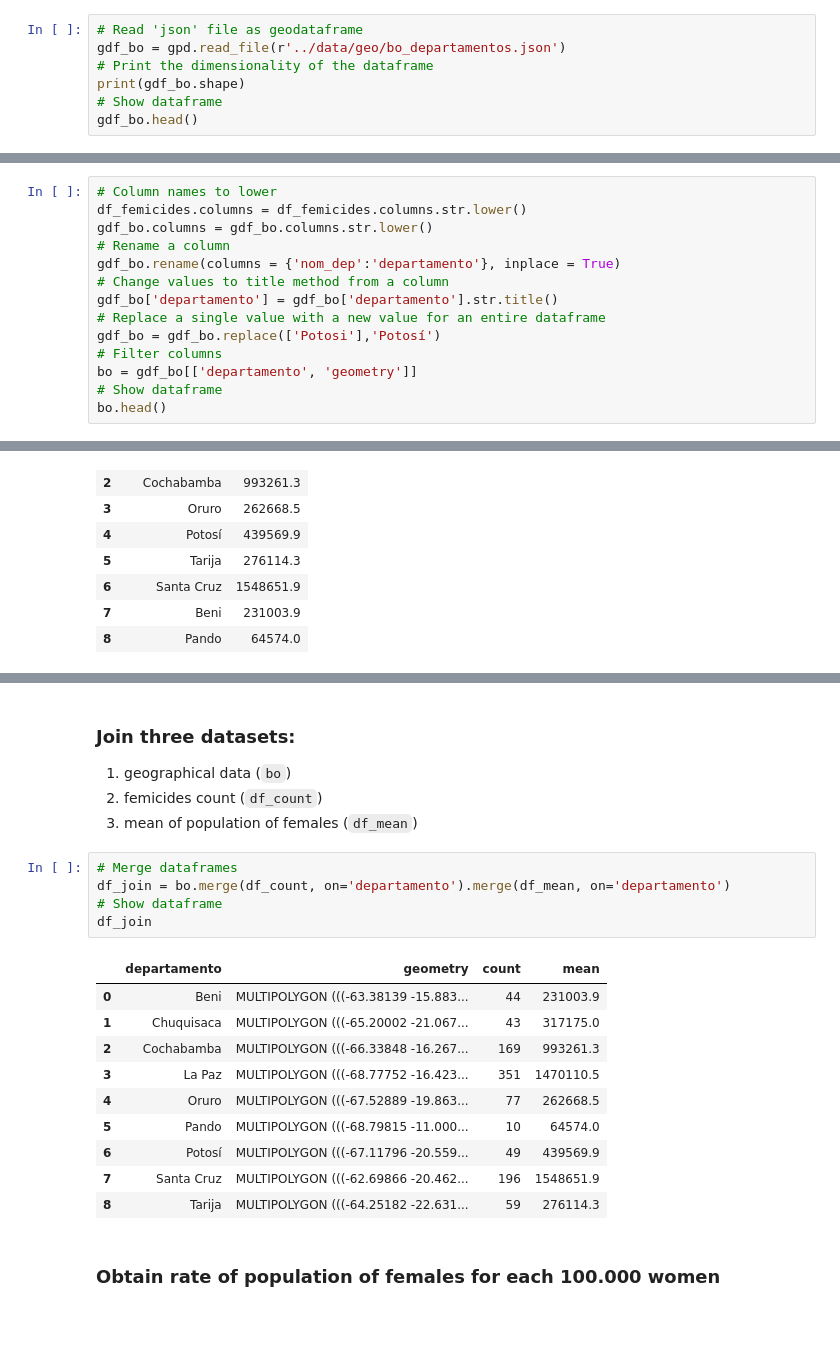
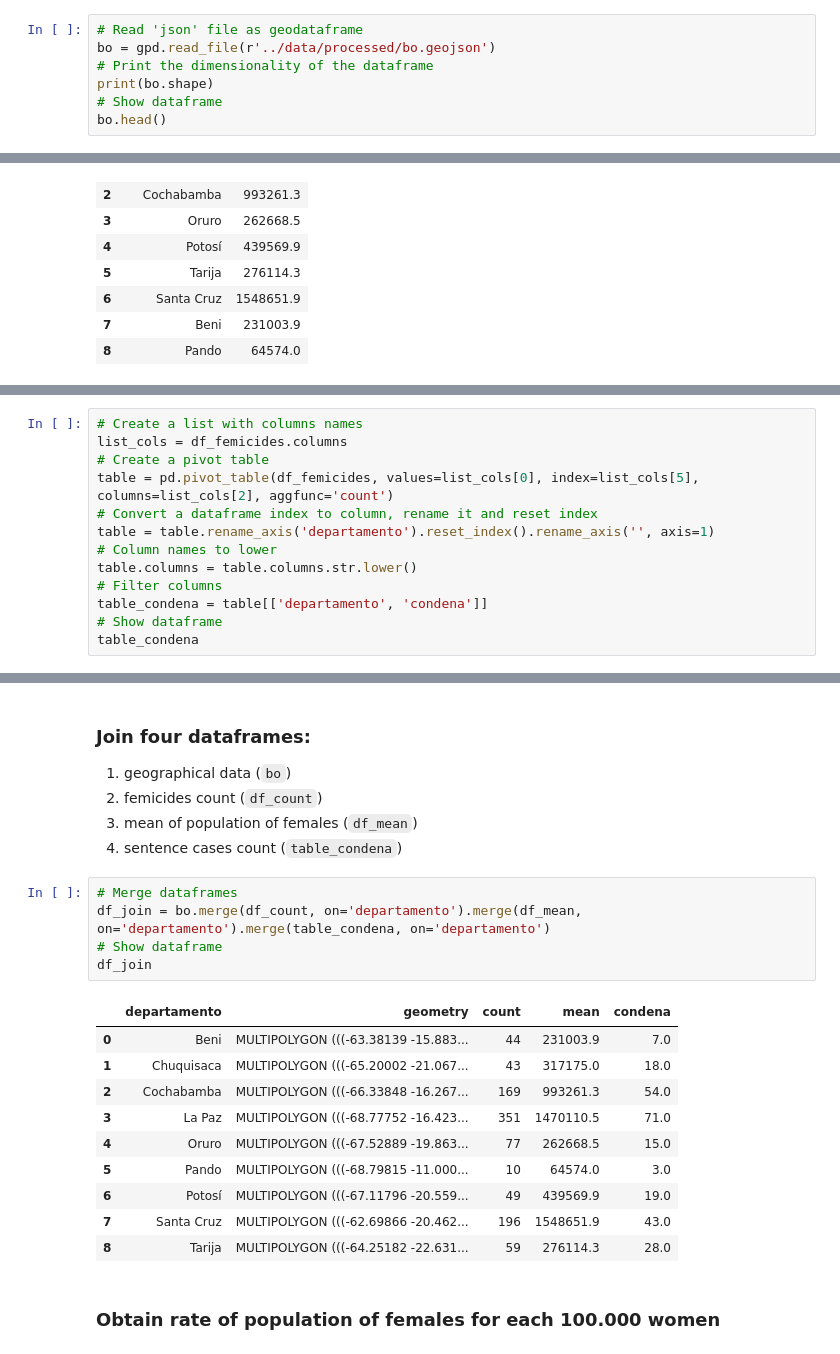
Before and after one commit to DataCritica/comision-revision-bolivia, a Jupyter notebook: notebooks/1.0-analyze.ipynb, the cells around one changed output, grey strips where cells are left out. Saved outputs shown, nothing was run; the diff lists cells and outputs as text; blank space fills up the shorter version.

Commit message:
Update notebook for analyzing data

```diff
--- a/notebooks/1.0-analyze.ipynb
+++ b/notebooks/1.0-analyze.ipynb
@@ -27,9 +25,9 @@ df_femicides.head()
 ### Read geographical data for departments in Bolivia
 # %%
 # Read 'json' file as geodataframe
-gdf_bo = gpd.read_file(r'../data/geo/bo_departamentos.json')
+bo = gpd.read_file(r'../data/processed/bo.geojson')
 # Print the dimensionality of the dataframe
-print(gdf_bo.shape)
+print(bo.shape)
 # Show dataframe
-gdf_bo.head()
+bo.head()
 # %% [output]
@@ -45,14 +40,0 @@ gdf_bo.head()
-# %%
-# Column names to lower
-df_femicides.columns = df_femicides.columns.str.lower()
-gdf_bo.columns = gdf_bo.columns.str.lower()
-# Rename a column
-gdf_bo.rename(columns = {'nom_dep':'departamento'}, inplace = True)
-# Change values to title method from a column
-gdf_bo['departamento'] = gdf_bo['departamento'].str.title()
-# Replace a single value with a new value for an entire dataframe
-gdf_bo = gdf_bo.replace(['Potosi'],'Potosí')
-# Filter columns
-bo = gdf_bo[['departamento', 'geometry']]
-# Show dataframe
-bo.head()
@@ -130,0 +108,13 @@ df_mean
+# %%
+# Create a list with columns names
+list_cols = df_femicides.columns
+# Create a pivot table
+table = pd.pivot_table(df_femicides, values=list_cols[0], index=list_cols[5], columns=list_cols[2], aggfunc='count')
+# Convert a dataframe index to column, rename it and reset index
+table = table.rename_axis('departamento').reset_index().rename_axis('', axis=1)
+# Column names to lower
+table.columns = table.columns.str.lower()
+# Filter columns
+table_condena = table[['departamento', 'condena']]
+# Show dataframe
+table_condena
@@ -131,24 +132,25 @@ df_mean
 # %% [markdown]
-### Join three datasets:
+### Join four dataframes:
 1. geographical data (`bo`)
 2. femicides count (`df_count`)
 3. mean of population of females (`df_mean`)
+4. sentence cases count (`table_condena`)
 # %%
 # Merge dataframes
-df_join = bo.merge(df_count, on='departamento').merge(df_mean, on='departamento')
+df_join = bo.merge(df_count, on='departamento').merge(df_mean, on='departamento').merge(table_condena, on='departamento')
 # Show dataframe
 df_join
 # %% [output]
-|  | departamento | geometry | count | mean |
-| 0 | Beni | MULTIPOLYGON (((-63.38139 -15.883... | 44 | 231003.9 |
-| 1 | Chuquisaca | MULTIPOLYGON (((-65.20002 -21.067... | 43 | 317175.0 |
-| 2 | Cochabamba | MULTIPOLYGON (((-66.33848 -16.267... | 169 | 993261.3 |
-| 3 | La Paz | MULTIPOLYGON (((-68.77752 -16.423... | 351 | 1470110.5 |
-| 4 | Oruro | MULTIPOLYGON (((-67.52889 -19.863... | 77 | 262668.5 |
-| 5 | Pando | MULTIPOLYGON (((-68.79815 -11.000... | 10 | 64574.0 |
-| 6 | Potosí | MULTIPOLYGON (((-67.11796 -20.559... | 49 | 439569.9 |
-| 7 | Santa Cruz | MULTIPOLYGON (((-62.69866 -20.462... | 196 | 1548651.9 |
-| 8 | Tarija | MULTIPOLYGON (((-64.25182 -22.631... | 59 | 276114.3 |
+|  | departamento | geometry | count | mean | condena |
+| 0 | Beni | MULTIPOLYGON (((-63.38139 -15.883... | 44 | 231003.9 | 7.0 |
+| 1 | Chuquisaca | MULTIPOLYGON (((-65.20002 -21.067... | 43 | 317175.0 | 18.0 |
+| 2 | Cochabamba | MULTIPOLYGON (((-66.33848 -16.267... | 169 | 993261.3 | 54.0 |
+| 3 | La Paz | MULTIPOLYGON (((-68.77752 -16.423... | 351 | 1470110.5 | 71.0 |
+| 4 | Oruro | MULTIPOLYGON (((-67.52889 -19.863... | 77 | 262668.5 | 15.0 |
+| 5 | Pando | MULTIPOLYGON (((-68.79815 -11.000... | 10 | 64574.0 | 3.0 |
+| 6 | Potosí | MULTIPOLYGON (((-67.11796 -20.559... | 49 | 439569.9 | 19.0 |
+| 7 | Santa Cruz | MULTIPOLYGON (((-62.69866 -20.462... | 196 | 1548651.9 | 43.0 |
+| 8 | Tarija | MULTIPOLYGON (((-64.25182 -22.631... | 59 | 276114.3 | 28.0 |
 # %% [markdown]
 ### Obtain rate of population of females for each 100.000 women
 # %%
```
Also changed, not shown: parts of 11 cells of this notebook.
